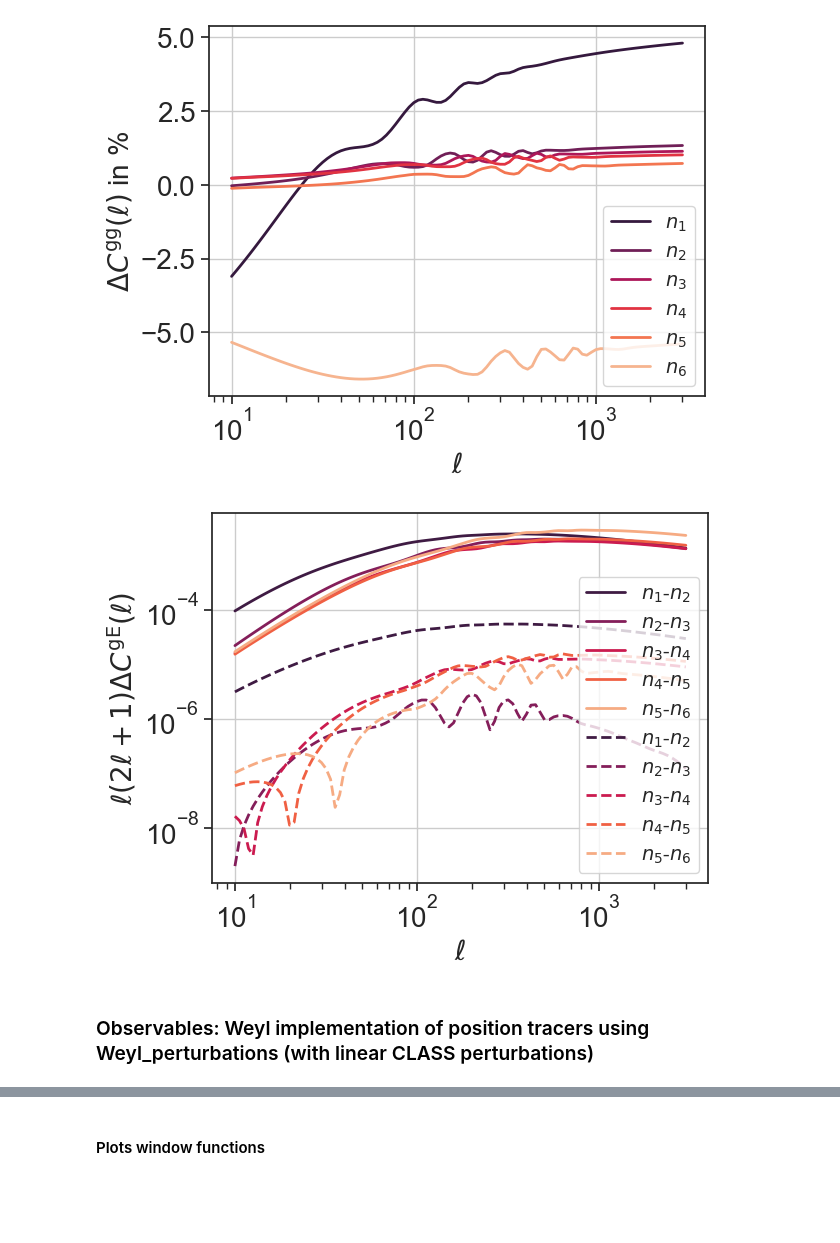
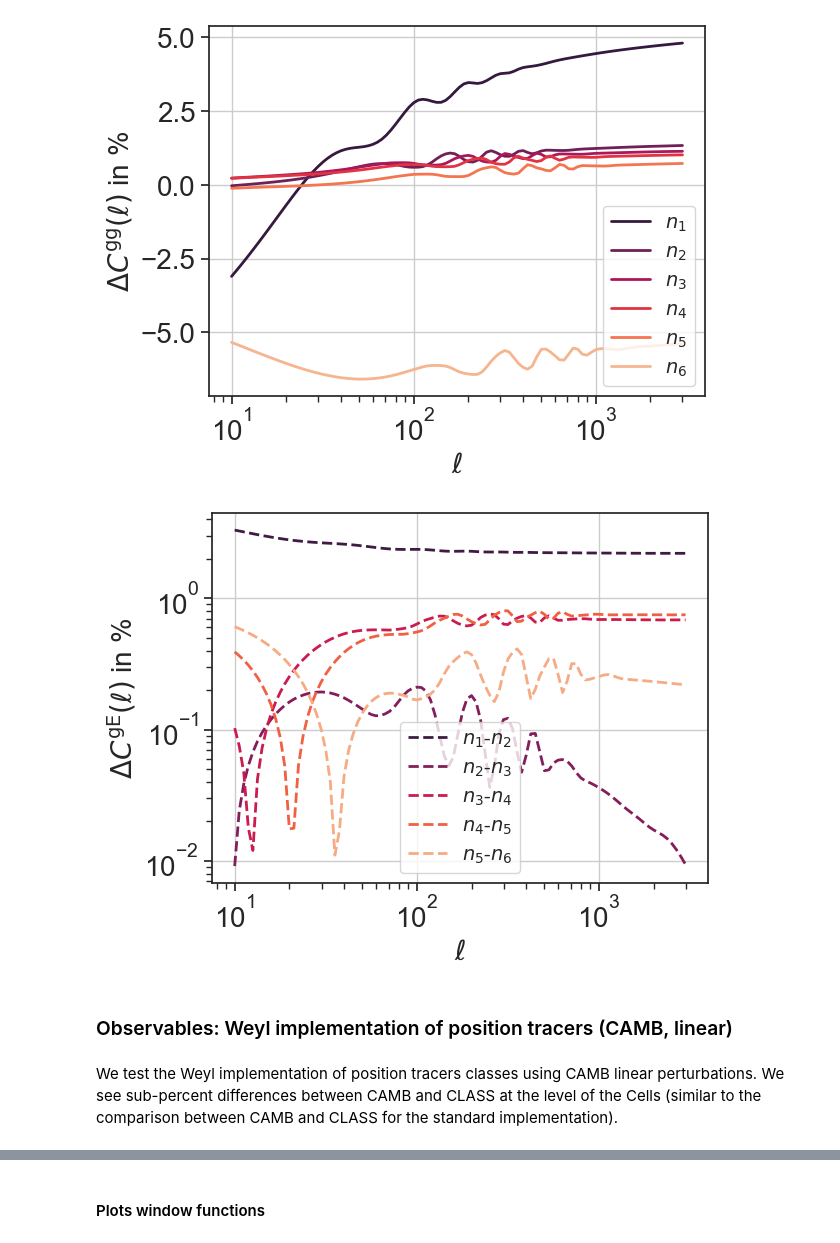
Before and after one commit to cloe-org/playground, a Jupyter notebook: tutorials/observables/photo_Weyl.ipynb, the cells around one changed output, grey strips where cells are left out. Cells and saved outputs as stored; diff of their text form; code cells hidden in the pictures; blank space fills up the shorter version.

Commit message:
Updates to photometric Weyl notebook
Cleaning and removing old tests

```diff
--- a/tutorials/observables/photo_Weyl.ipynb
+++ b/tutorials/observables/photo_Weyl.ipynb
@@ -77,11 +94,6 @@ Note: redshifts have been re-sorted (earliest first)
 #                           ns = 0.96, As = 2e-9, mnu = 0.06, gamma_MG = 0.545, N_mnu = 1)
 class_background = CLASSBackground(H0=70.0, Omega_cdm0=0.25, Omega_b0=0.05, w0=-1, wa=0, Omega_k0 = 0.0,
                             ns = 0.96, As = 2e-9, mnu = 0.00, gamma_MG = 0.545, N_mnu = 0)
-linear_perturbations_CLASS = CLASSLinearPerturbations(background=class_background, redshifts=zs)
-linear_perturbations_CLASS_Weyl = CLASSLinearPerturbations(background=class_background, redshifts=np.array([z_ini]))
-# !! Does not work anymore because in the CAMBLinearPerturbations class, z is now enforced to contain 0 !!!
-
-nonlinear_perturbations_CLASS = CLASSNonLinearPerturbations(background=class_background, redshifts=zs, nonlinear_model = 'Halofit')
-nonlinear_perturbations_CLASS_Weyl = CLASSNonLinearPerturbations(background=class_background, redshifts=np.array([z_ini]),
-                                                                 nonlinear_model = 'Halofit')
-# nonlinear_perturbations_CLASS_Weyl.z has to contain z_ini to make sure that the growth factor can be calculated at z_ini
+linear_perturbations_CLASS = CLASSLinearPerturbations(background=class_background, redshifts= np.append(zs,z_ini))
+nonlinear_perturbations_CLASS = CLASSNonLinearPerturbations(background=class_background,linearperturbations = linear_perturbations_CLASS,  redshifts = np.append(zs,z_ini),
+                                                            nonlinear_model = 'hmcode')
@@ -122,15 +186,14 @@ if data_downloaded == False:
 # %%
 # Read the data using euclidlib v2025.w
 # Remember, only pip install euclidlib necessary!
-
-z_nz, nz_example = el.photo.redshift_distributions('nz_example.fits')
-cls_example = el.photo.angular_power_spectra('cls_example.fits')
-mixmats_example = el.photo.mixing_matrices('mixmats_example.fits')
+#z_nz, nz_example = el.photo.redshift_distributions('nz_example.fits')
+#cls_example = el.photo.angular_power_spectra('cls_example.fits')
+#mixmats_example = el.photo.mixing_matrices('mixmats_example.fits')
 
 #If you're using the newer 2026 euclidlib version
-#z_nz, nz_example = el.phz.redshift_distributions('nz_example.fits')
-#cls_example = el.le3.pk_wl.angular_power_spectra('cls_example.fits')
-#mixmats_example = el.le3.pk_wl.mixing_matrices('mixmats_example.fits')
+z_nz, nz_example = el.phz.redshift_distributions('nz_example.fits')
+cls_example = el.le3.pk_wl.angular_power_spectra('cls_example.fits')
+mixmats_example = el.le3.pk_wl.mixing_matrices('mixmats_example.fits')
 # %% [markdown]
 ## Plot the galaxy redshift distribution $n(z)$
 
@@ -269,6 +343,11 @@ Cells_standard_nonlinear.plot_windows_pos(color_palette = 'mako')
 # %%
-Cells_Weyl = Cells_calculation_Weyl(linear_perturbations_CLASS_Weyl, my_dndz_pos_norm, my_dndz_she_norm, zs,
-                                  z_ini = z_ini, use_Weyl_perturbations = False)
+Cells_Weyl = Cells_calculation_Weyl(linear_perturbations_CLASS,
+                                    linear_perturbations_CLASS,
+                                    my_dndz_pos_norm,
+                                    my_dndz_she_norm,
+                                    zs,
+                                    z_ini = z_ini,
+                                    include_rsd = False,)
 Cells_Weyl.calculate_Cells()
 # %% [markdown]
 #### Plots window functions
@@ -306,9 +372,9 @@ Cells_Weyl.plot_cells_GC_compare(Cells_standard)
 [figure]
 # %%
 ij_list = [[i,i+1] for i in range(1,6)]
-Cells_Weyl.plot_cells_GGL(ij_list)
-Cells_Weyl.plot_cells_GGL_compare(Cells_standard, ij_list, in_percent = False, yscale = 'log')
+#Cells_Weyl.plot_cells_GGL(ij_list)
+Cells_Weyl.plot_cells_GGL_compare(Cells_standard, ij_list, in_percent = True, yscale = 'log')
 # %% [output]
-[figure, old version]
+[figure, new version]
 # %% [markdown]
-### Observables: Weyl implementation of position tracers using Weyl_perturbations (with linear CLASS perturbations)
+### Observables: Weyl implementation of position tracers (CAMB, linear)
@@ -320,0 +381,2 @@ Cells_Weyl_useWeylpert.calculate_Cells()
+# %% [markdown]
+We test the Weyl implementation of position tracers classes using CAMB linear perturbations. We see sub-percent differences between CAMB and CLASS at the level of the Cells (similar to the comparison between CAMB and CLASS for the standard implementation).
```
Also changed, not shown: parts of 101 cells of this notebook, 1 other file.
